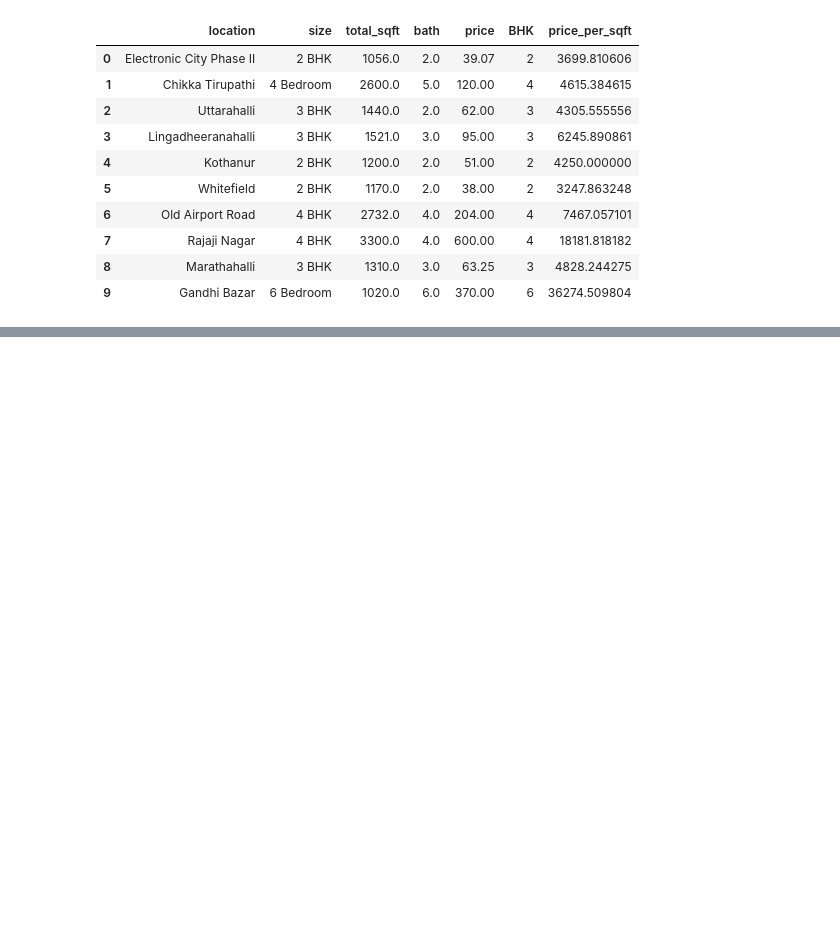
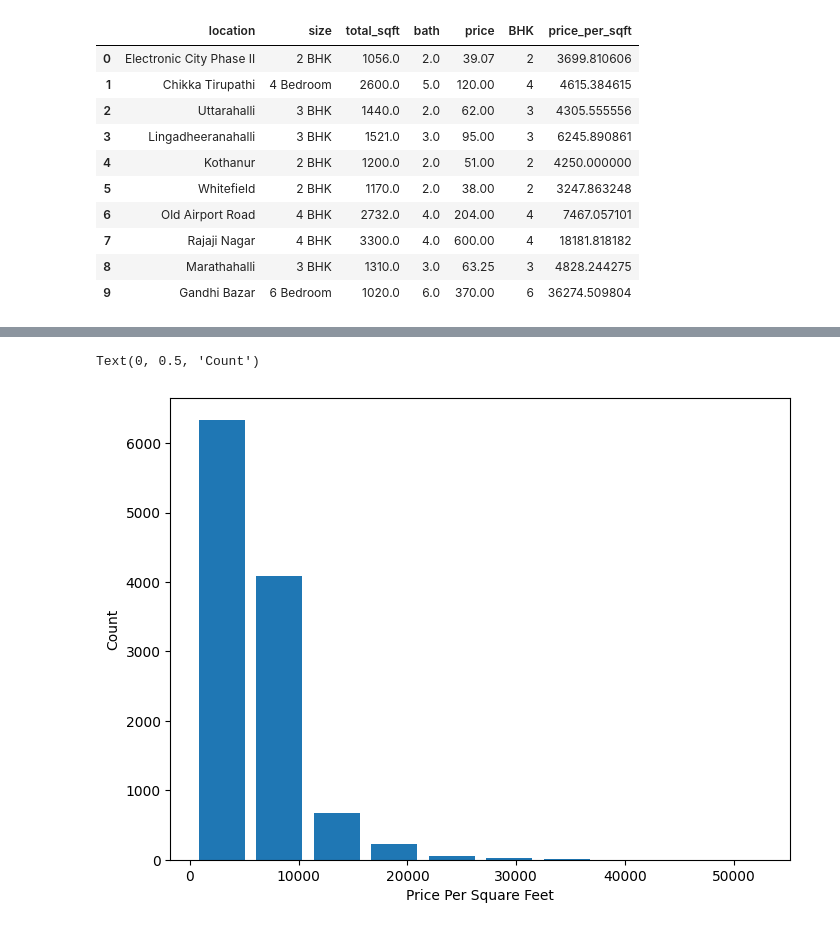
Before and after one commit to mkrishnavarun/Data_Analysis_Machine_Learning, a Jupyter notebook: projects/Bangalore_Housing_Price_Prediction.ipynb, the cells around one changed output, grey strips where cells are left out. Drawn from its saved outputs; the diff is of its cells as text; code cells hidden in the pictures; blank space fills up the shorter version.

```diff
--- a/projects/Bangalore_Housing_Price_Prediction.ipynb
+++ b/projects/Bangalore_Housing_Price_Prediction.ipynb
@@ -219,0 +345,8 @@ df.head(10)
+# %%
+# Plotting the histogram for Price Per Square Feet vs Count
+plt.hist(df.price_per_sqft, rwidth=0.8)
+plt.xlabel("Price Per Square Feet")
+plt.ylabel("Count")
+# %% [output]
+Text(0, 0.5, 'Count')
+[figure, added]
```
Also changed, not shown: parts of 31 cells of this notebook.
